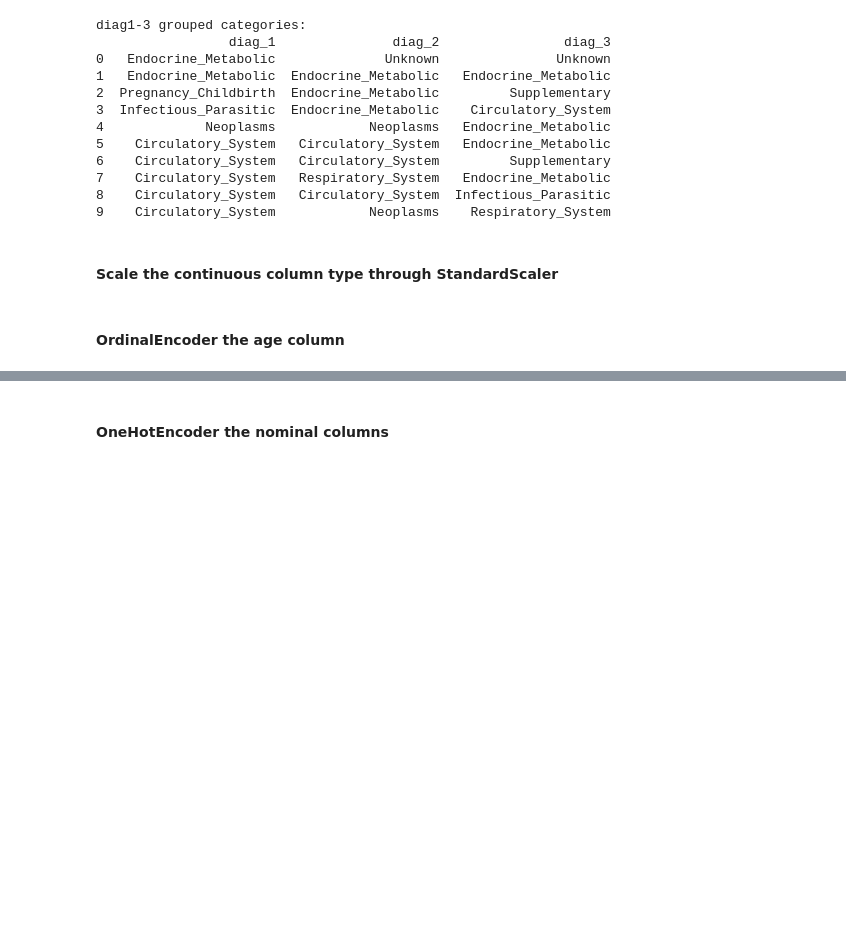
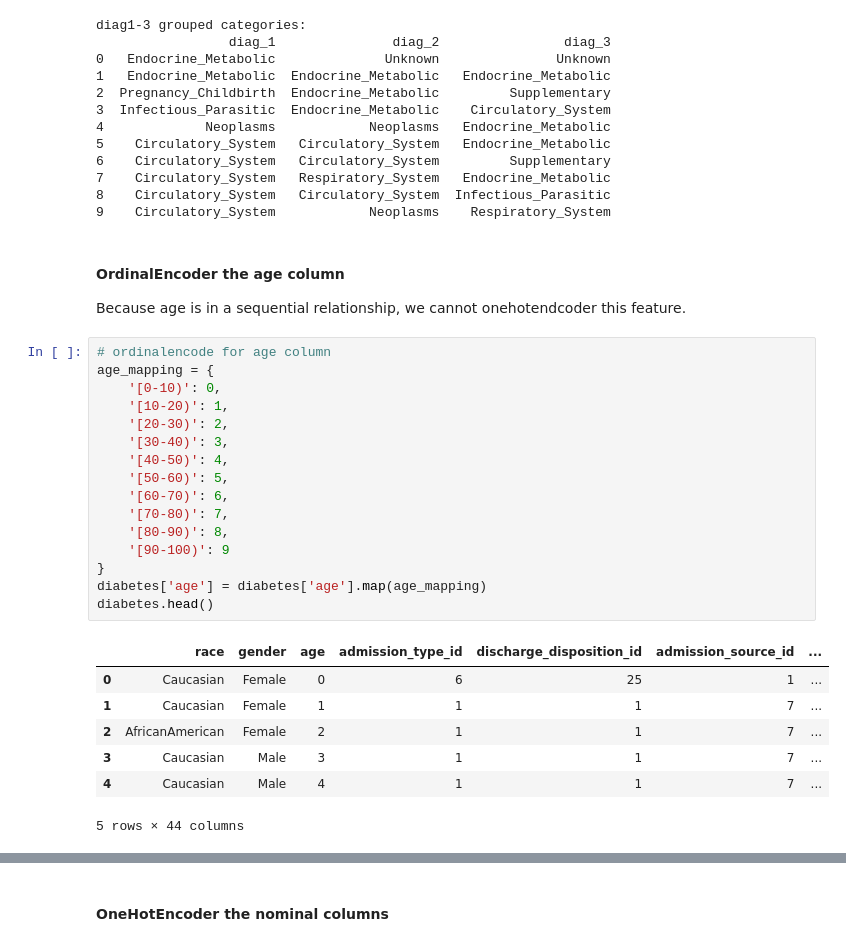
Before and after one commit to xiaohongchen01/diabetes_readmission_prediction, a Jupyter notebook: diabetes_data.ipynb, the cells around one changed output, grey strips where cells are left out. Drawn from its saved outputs; the diff is of its cells as text; blank space fills up the shorter version.

```diff
--- a/diabetes_data.ipynb
+++ b/diabetes_data.ipynb
@@ -383,9 +383,33 @@ diag1-3 grouped categories:
 7    Circulatory_System   Respiratory_System   Endocrine_Metabolic
 8    Circulatory_System   Circulatory_System  Infectious_Parasitic
 9    Circulatory_System            Neoplasms    Respiratory_System
-# %% [markdown]
-#### Scale the continuous column type through StandardScaler
 # %% [markdown]
 #### OrdinalEncoder the age column
+
+Because age is in a sequential relationship, we cannot onehotendcoder this feature.
+# %%
+# ordinalencode for age column
+age_mapping = {
+    '[0-10)': 0,
+    '[10-20)': 1,
+    '[20-30)': 2,
+    '[30-40)': 3,
+    '[40-50)': 4,
+    '[50-60)': 5,
+    '[60-70)': 6,
+    '[70-80)': 7,
+    '[80-90)': 8,
+    '[90-100)': 9
+}
+diabetes['age'] = diabetes['age'].map(age_mapping)
+diabetes.head()
+# %% [output]
+|  | race | gender | age | admission_type_id | discharge_disposition_id | admission_source_id | ... |
+| 0 | Caucasian | Female | 0 | 6 | 25 | 1 | ... |
+| 1 | Caucasian | Female | 1 | 1 | 1 | 7 | ... |
+| 2 | AfricanAmerican | Female | 2 | 1 | 1 | 7 | ... |
+| 3 | Caucasian | Male | 3 | 1 | 1 | 7 | ... |
+| 4 | Caucasian | Male | 4 | 1 | 1 | 7 | ... |
+5 rows × 44 columns
 # %% [markdown]
 #### Clean readmission column so only <30 day remission is 0 while >30 day readmission and no readmission is 0
```
Also changed, not shown: parts of 6 cells of this notebook.
